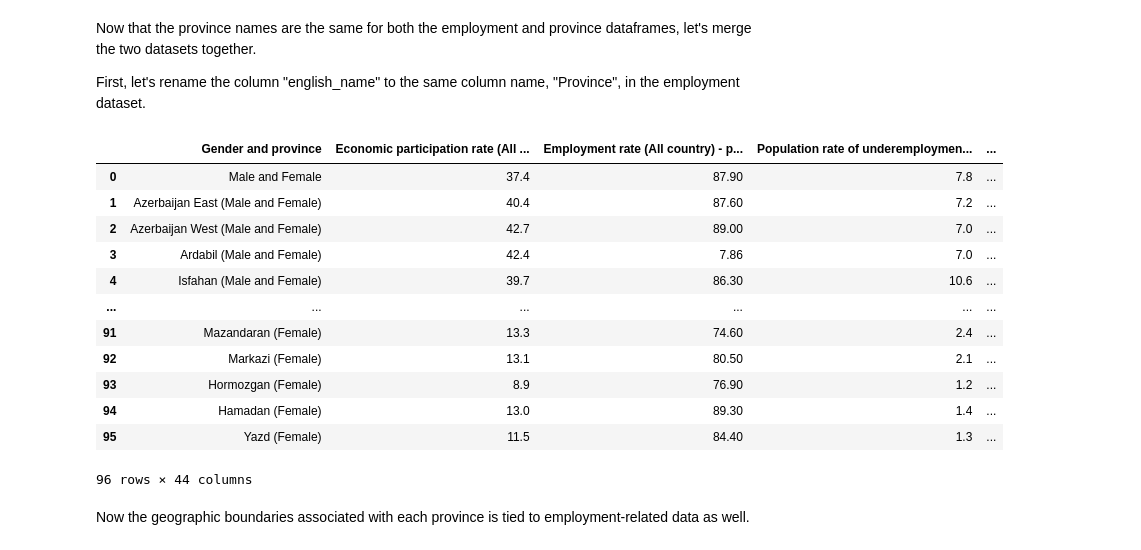
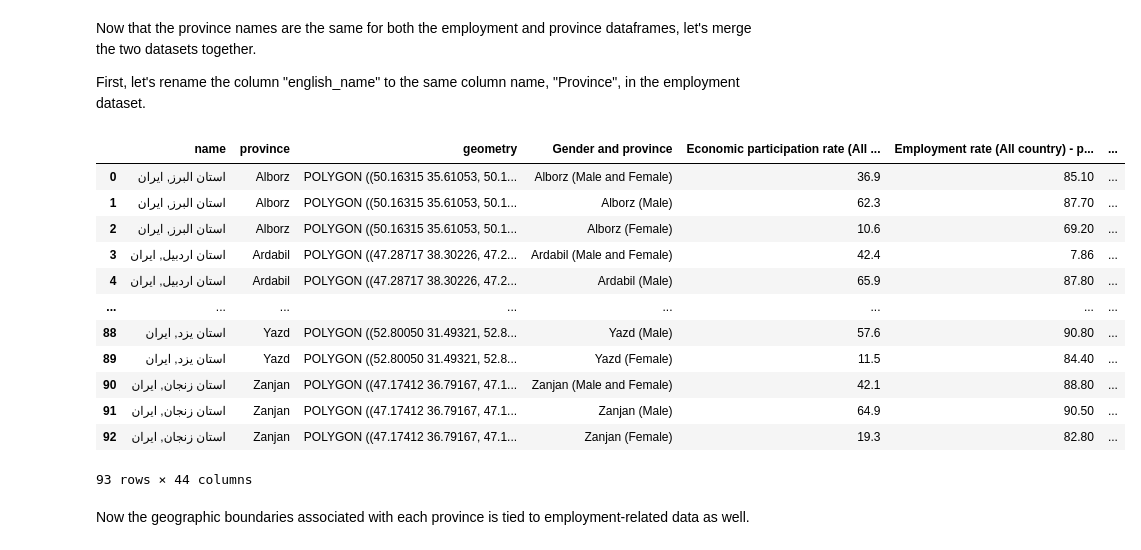
Before and after one commit to ICFJ-Computational-Journalism/english.lessons, a Jupyter notebook: english/2_Data-visualization/2.5_combining_geographic_data.ipynb, the cells around one changed output. Saved outputs shown, nothing was run; the diff lists cells and outputs as text; code cells hidden in the pictures.

```diff
--- a/english/2_Data-visualization/2.5_combining_geographic_data.ipynb
+++ b/english/2_Data-visualization/2.5_combining_geographic_data.ipynb
@@ -239,22 +230,22 @@ First, let's rename the column "english_name" to the same column name, "Province
 # %%
 provinces = provinces.rename(columns={'english_name': 'province'})
 # %%
-employment_province = employment.merge(provinces, on='province', how='left')
+employment_province = provinces.merge(employment, on='province', how='left')
 employment_province
 # %% [output]
-|  | Gender and province | Economic participation rate (All ... | Employment rate (All country) - p... | Population rate of underemploymen... | ... |
-| 0 | Male and Female | 37.4 | 87.90 | 7.8 | ... |
-| 1 | Azerbaijan East (Male and Female) | 40.4 | 87.60 | 7.2 | ... |
-| 2 | Azerbaijan West (Male and Female) | 42.7 | 89.00 | 7.0 | ... |
-| 3 | Ardabil (Male and Female) | 42.4 | 7.86 | 7.0 | ... |
-| 4 | Isfahan (Male and Female) | 39.7 | 86.30 | 10.6 | ... |
-| ... | ... | ... | ... | ... | ... |
-| 91 | Mazandaran (Female) | 13.3 | 74.60 | 2.4 | ... |
-| 92 | Markazi (Female) | 13.1 | 80.50 | 2.1 | ... |
-| 93 | Hormozgan (Female) | 8.9 | 76.90 | 1.2 | ... |
-| 94 | Hamadan (Female) | 13.0 | 89.30 | 1.4 | ... |
-| 95 | Yazd (Female) | 11.5 | 84.40 | 1.3 | ... |
+|  | name | province | geometry | Gender and province | Economic participation rate (All ... | Employment rate (All country) - p... | ... |
+| 0 | استان البرز, ایران | Alborz | POLYGON ((50.16315 35.61053, 50.1... | Alborz (Male and Female) | 36.9 | 85.10 | ... |
+| 1 | استان البرز, ایران | Alborz | POLYGON ((50.16315 35.61053, 50.1... | Alborz (Male) | 62.3 | 87.70 | ... |
+| 2 | استان البرز, ایران | Alborz | POLYGON ((50.16315 35.61053, 50.1... | Alborz (Female) | 10.6 | 69.20 | ... |
+| 3 | استان اردبیل, ایران | Ardabil | POLYGON ((47.28717 38.30226, 47.2... | Ardabil (Male and Female) | 42.4 | 7.86 | ... |
+| 4 | استان اردبیل, ایران | Ardabil | POLYGON ((47.28717 38.30226, 47.2... | Ardabil (Male) | 65.9 | 87.80 | ... |
+| ... | ... | ... | ... | ... | ... | ... | ... |
+| 88 | استان یزد, ایران | Yazd | POLYGON ((52.80050 31.49321, 52.8... | Yazd (Male) | 57.6 | 90.80 | ... |
+| 89 | استان یزد, ایران | Yazd | POLYGON ((52.80050 31.49321, 52.8... | Yazd (Female) | 11.5 | 84.40 | ... |
+| 90 | استان زنجان, ایران | Zanjan | POLYGON ((47.17412 36.79167, 47.1... | Zanjan (Male and Female) | 42.1 | 88.80 | ... |
+| 91 | استان زنجان, ایران | Zanjan | POLYGON ((47.17412 36.79167, 47.1... | Zanjan (Male) | 64.9 | 90.50 | ... |
+| 92 | استان زنجان, ایران | Zanjan | POLYGON ((47.17412 36.79167, 47.1... | Zanjan (Female) | 19.3 | 82.80 | ... |
-96 rows × 44 columns
+93 rows × 44 columns
 # %% [markdown]
 Now the geographic boundaries associated with each province is tied to employment-related data as well.
 # %% [markdown]
```
Also changed, not shown: parts of 10 cells of this notebook.
